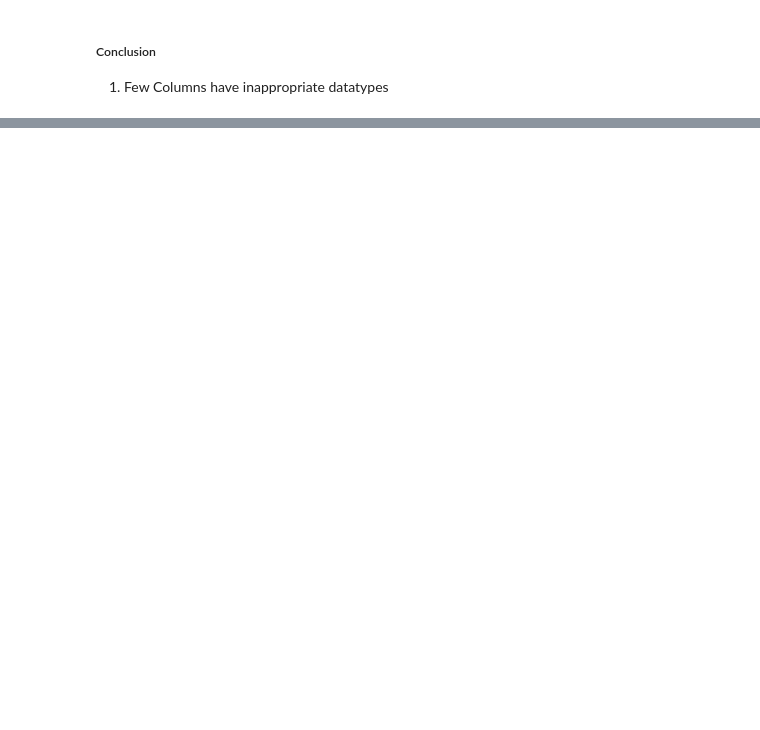
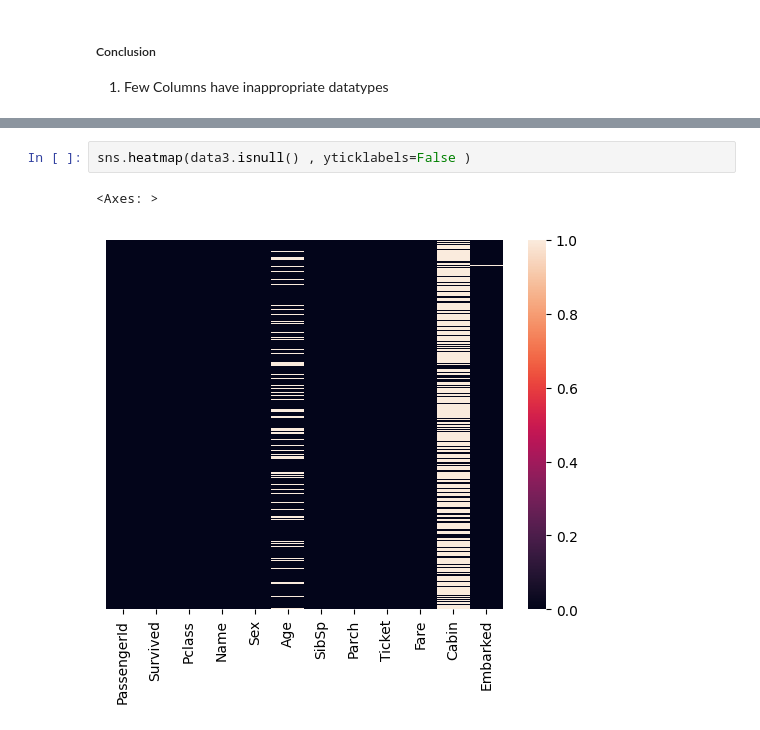
Before and after one commit to humancoder1/EDA_Titanic_DataSet, a Jupyter notebook: test.ipynb, the cells around one changed output, grey strips where cells are left out. Saved outputs shown, nothing was run; the diff lists cells and outputs as text; blank space fills up the shorter version.

Commit message:
Added a heat map for visualising null values

```diff
--- a/test.ipynb
+++ b/test.ipynb
@@ -126,0 +148,5 @@ dtype: int64
+# %%
+sns.heatmap(data3.isnull() , yticklabels=False )
+# %% [output]
+<Axes: >
+[figure, added]
```
Also changed, not shown: parts of 3 cells of this notebook.
